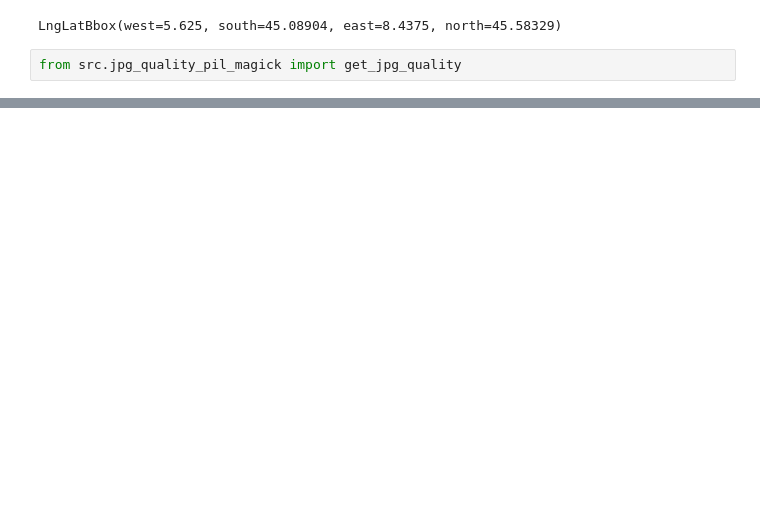
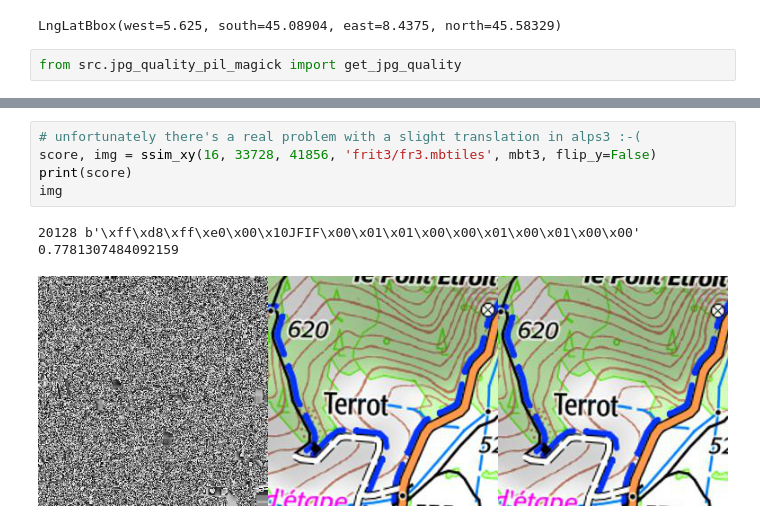
Before and after one commit to eslopemap/etopo, a Jupyter notebook: topo_merge/jpg_debloat.ipynb, the cells around one changed output, grey strips where cells are left out. Cells and saved outputs as stored; diff of their text form; blank space fills up the shorter version.

Commit message:
Debloat result of frit merge
files were uselessly big because of gdal workarounds

```diff
--- a/topo_merge/jpg_debloat.ipynb
+++ b/topo_merge/jpg_debloat.ipynb
@@ -196 +248,10 @@ Img.fromarray((diff * 255 * 60).astype(np.uint8))
+# %%
+# unfortunately there's a real problem with a slight translation in alps3 :-(
+score, img = ssim_xy(16, 33728, 41856, 'frit3/fr3.mbtiles', mbt3, flip_y=False)
+print(score)
+img
+# %% [output]
+20128 b'\xff\xd8\xff\xe0\x00\x10JFIF\x00\x01\x01\x00\x00\x01\x00\x01\x00\x00'
+0.7781307484092159
+[figure, added]
 # %%
```
Also changed, not shown: parts of 56 cells of this notebook, 1 other file.
